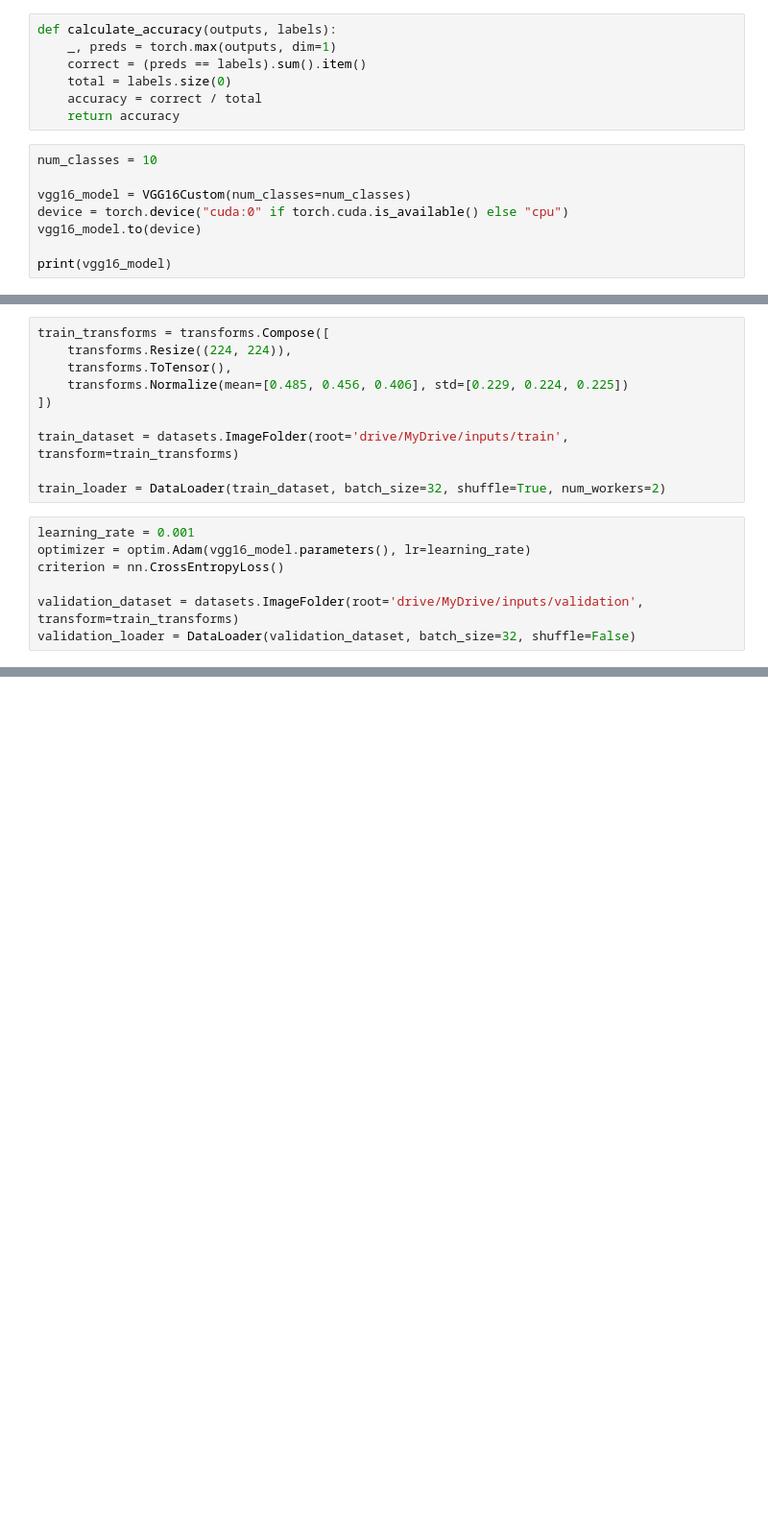
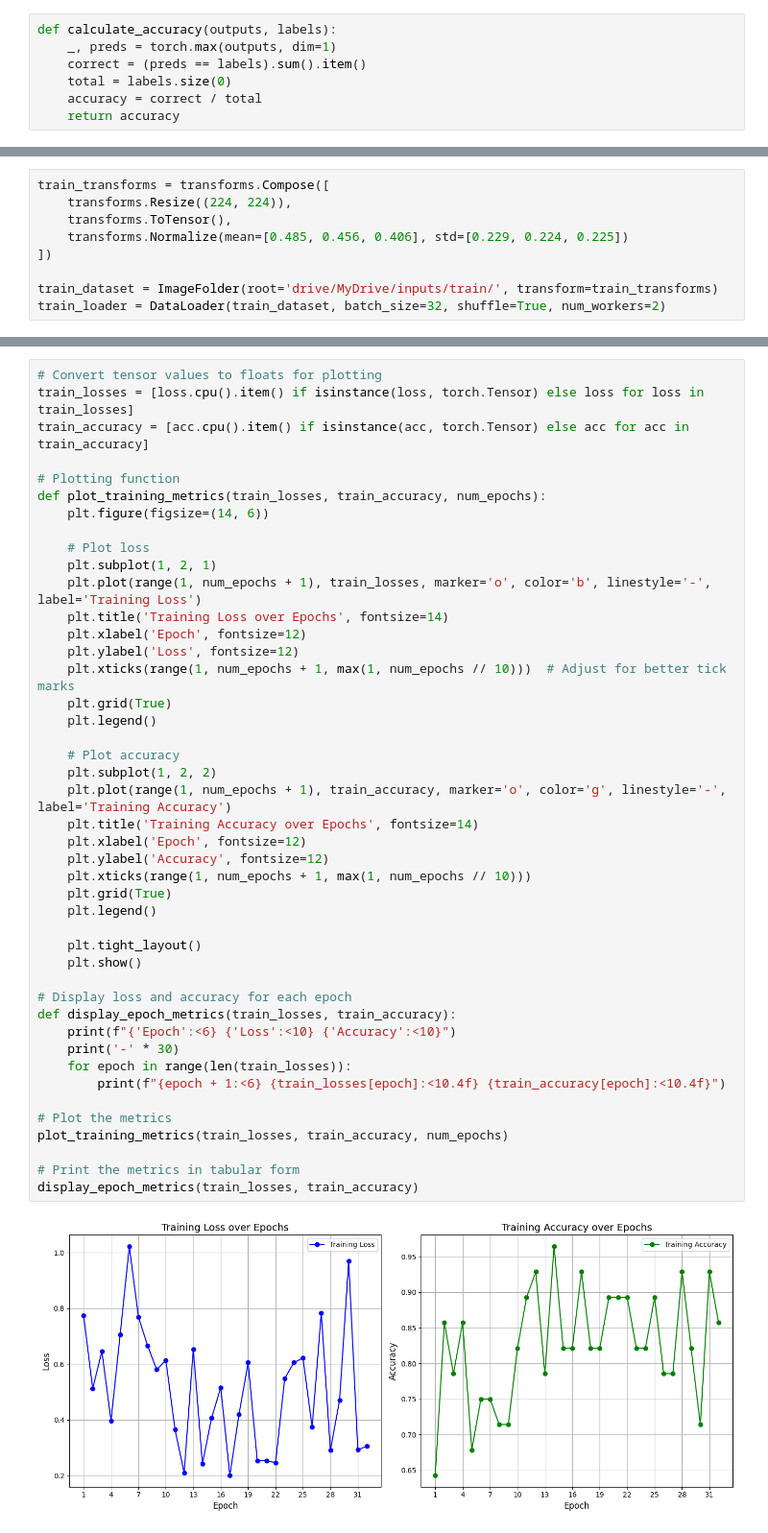
Before and after one commit to Sloba98/Laundry-Image-Classification, a Jupyter notebook: vgg16_base_model.ipynb, the cells around one changed output, grey strips where cells are left out. Shown at 96% size. Cells and saved outputs as stored; diff of their text form; blank space fills up the shorter version.

Commit message:
Implemented base model for vgg16 - with training of the model and evaluation on test set.

```diff
--- a/vgg16_base_model.ipynb
+++ b/vgg16_base_model.ipynb
@@ -69,11 +54,3 @@ def calculate_accuracy(outputs, labels):
     total = labels.size(0)
     accuracy = correct / total
     return accuracy
-# %%
-num_classes = 10
-
-vgg16_model = VGG16Custom(num_classes=num_classes)
-device = torch.device("cuda:0" if torch.cuda.is_available() else "cpu")
-vgg16_model.to(device)
-
-print(vgg16_model)
@@ -102,13 +61,5 @@ train_transforms = transforms.Compose([
     transforms.Normalize(mean=[0.485, 0.456, 0.406], std=[0.229, 0.224, 0.225])
 ])
 
-train_dataset = datasets.ImageFolder(root='drive/MyDrive/inputs/train', transform=train_transforms)
-
+train_dataset = ImageFolder(root='drive/MyDrive/inputs/train/', transform=train_transforms)
 train_loader = DataLoader(train_dataset, batch_size=32, shuffle=True, num_workers=2)
-# %%
-learning_rate = 0.001
-optimizer = optim.Adam(vgg16_model.parameters(), lr=learning_rate)
-criterion = nn.CrossEntropyLoss()
-
-validation_dataset = datasets.ImageFolder(root='drive/MyDrive/inputs/validation', transform=train_transforms)
-validation_loader = DataLoader(validation_dataset, batch_size=32, shuffle=False)
@@ -215,0 +119,46 @@ Epoch 30/30, Loss: 1.7976, Accuracy: 0.9772, Validation Loss: 11.4526, Validatio
+# %%
+# Convert tensor values to floats for plotting
+train_losses = [loss.cpu().item() if isinstance(loss, torch.Tensor) else loss for loss in train_losses]
+train_accuracy = [acc.cpu().item() if isinstance(acc, torch.Tensor) else acc for acc in train_accuracy]
+
+# Plotting function
+def plot_training_metrics(train_losses, train_accuracy, num_epochs):
+    plt.figure(figsize=(14, 6))
+
+    # Plot loss
+    plt.subplot(1, 2, 1)
+    plt.plot(range(1, num_epochs + 1), train_losses, marker='o', color='b', linestyle='-', label='Training Loss')
+    plt.title('Training Loss over Epochs', fontsize=14)
+    plt.xlabel('Epoch', fontsize=12)
+    plt.ylabel('Loss', fontsize=12)
+    plt.xticks(range(1, num_epochs + 1, max(1, num_epochs // 10)))  # Adjust for better tick marks
+    plt.grid(True)
+    plt.legend()
+
+    # Plot accuracy
+    plt.subplot(1, 2, 2)
+    plt.plot(range(1, num_epochs + 1), train_accuracy, marker='o', color='g', linestyle='-', label='Training Accuracy')
+    plt.title('Training Accuracy over Epochs', fontsize=14)
+    plt.xlabel('Epoch', fontsize=12)
+    plt.ylabel('Accuracy', fontsize=12)
+    plt.xticks(range(1, num_epochs + 1, max(1, num_epochs // 10)))
+    plt.grid(True)
+    plt.legend()
+
+    plt.tight_layout()
+    plt.show()
+
+# Display loss and accuracy for each epoch
+def display_epoch_metrics(train_losses, train_accuracy):
+    print(f"{'Epoch':<6} {'Loss':<10} {'Accuracy':<10}")
+    print('-' * 30)
+    for epoch in range(len(train_losses)):
+        print(f"{epoch + 1:<6} {train_losses[epoch]:<10.4f} {train_accuracy[epoch]:<10.4f}")
+
+# Plot the metrics
+plot_training_metrics(train_losses, train_accuracy, num_epochs)
+
+# Print the metrics in tabular form
+display_epoch_metrics(train_losses, train_accuracy)
+# %% [output]
+[figure, added]
```
Also changed, not shown: parts of 16 cells of this notebook.
